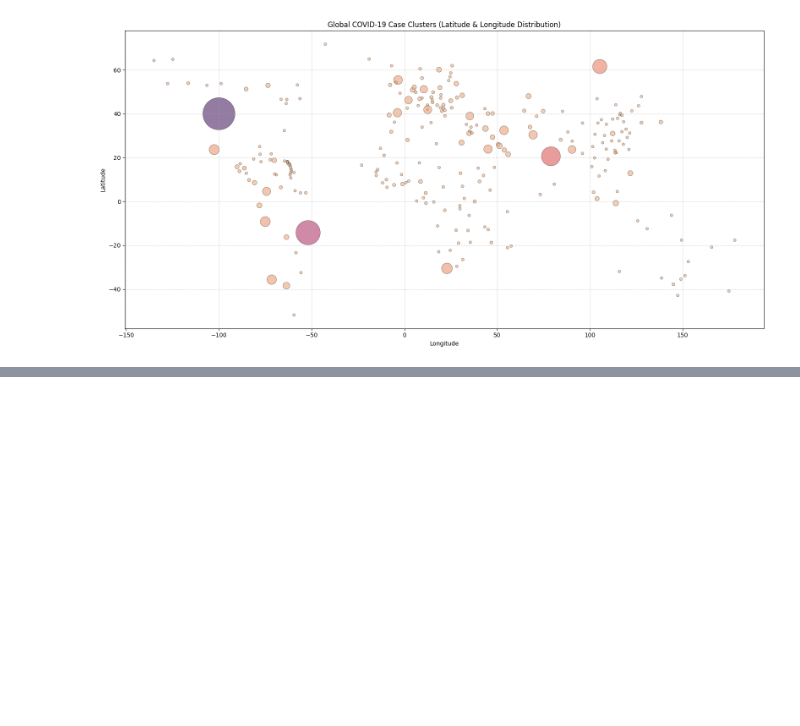
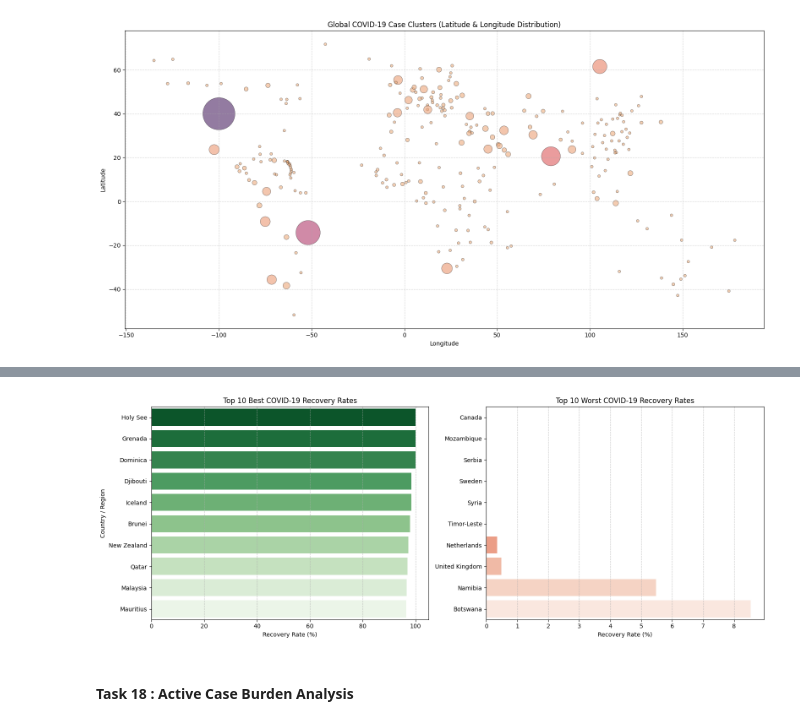
Before and after one commit to anshkhare1607-web/CovidPySpark, a Jupyter notebook: main.ipynb, the cells around one changed output, grey strips where cells are left out. Drawn from its saved outputs; the diff is of its cells as text; code cells hidden in the pictures; blank space fills up the shorter version.

Commit message:
added [Ansh] - Module 8 : Advanced Analytical Tasks

```diff
--- a/main.ipynb
+++ b/main.ipynb
@@ -1299,0 +1344,44 @@ plt.show()
+# %%
+# Convert to Pandas DataFrames for visualization
+df_best_pd = df_best_recovery.toPandas()
+df_worst_pd = df_worst_recovery.toPandas()
+
+# Plot: Side-by-Side Bar Charts
+fig, axes = plt.subplots(1, 2, figsize=(16, 6))
+
+# Plot 1: Best Recovery Chart
+sns.barplot(
+    ax=axes[0],
+    data=df_best_pd,
+    x="Recovery Rate (%)",
+    y="Country/Region",
+    palette="Greens_r",
+    hue="Country/Region",
+    legend=False
+)
+axes[0].set_title("Top 10 Best COVID-19 Recovery Rates")
+axes[0].set_xlabel("Recovery Rate (%)")
+axes[0].set_ylabel("Country / Region")
+axes[0].grid(axis='x', linestyle='--', alpha=0.7)
+
+# Plot 2: Worst Recovery Chart
+sns.barplot(
+    ax=axes[1],
+    data=df_worst_pd,
+    x="Recovery Rate (%)",
+    y="Country/Region",
+    palette="Reds_r",
+    hue="Country/Region",
+    legend=False
+)
+axes[1].set_title("Top 10 Worst COVID-19 Recovery Rates")
+axes[1].set_xlabel("Recovery Rate (%)")
+axes[1].set_ylabel("")
+axes[1].grid(axis='x', linestyle='--', alpha=0.7)
+
+plt.tight_layout()
+plt.show()
+# %% [output]
+[figure, added]
+# %% [markdown]
+#### **Task 18** : Active Case Burden Analysis
```
Also changed, not shown: parts of 7 cells of this notebook.
